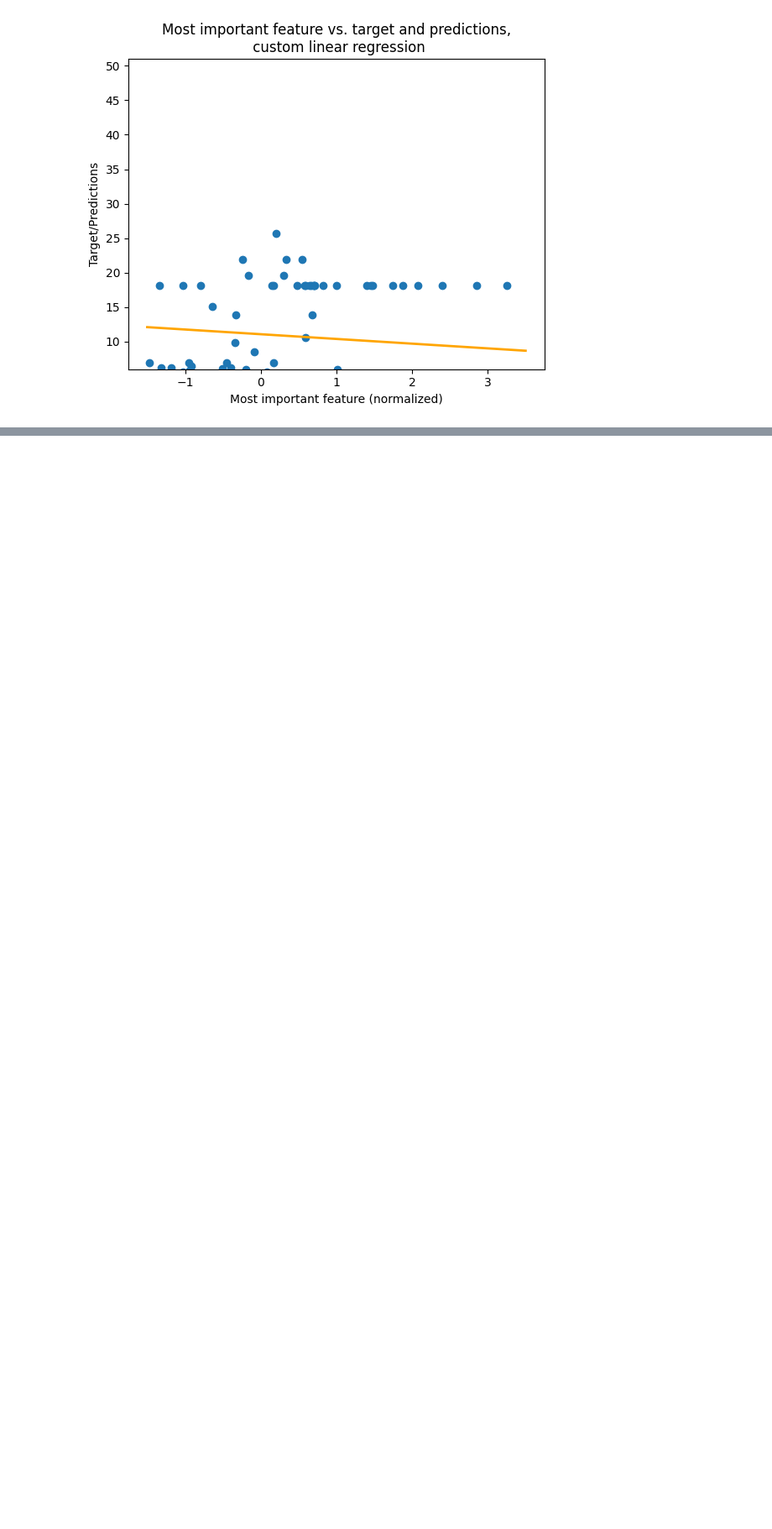
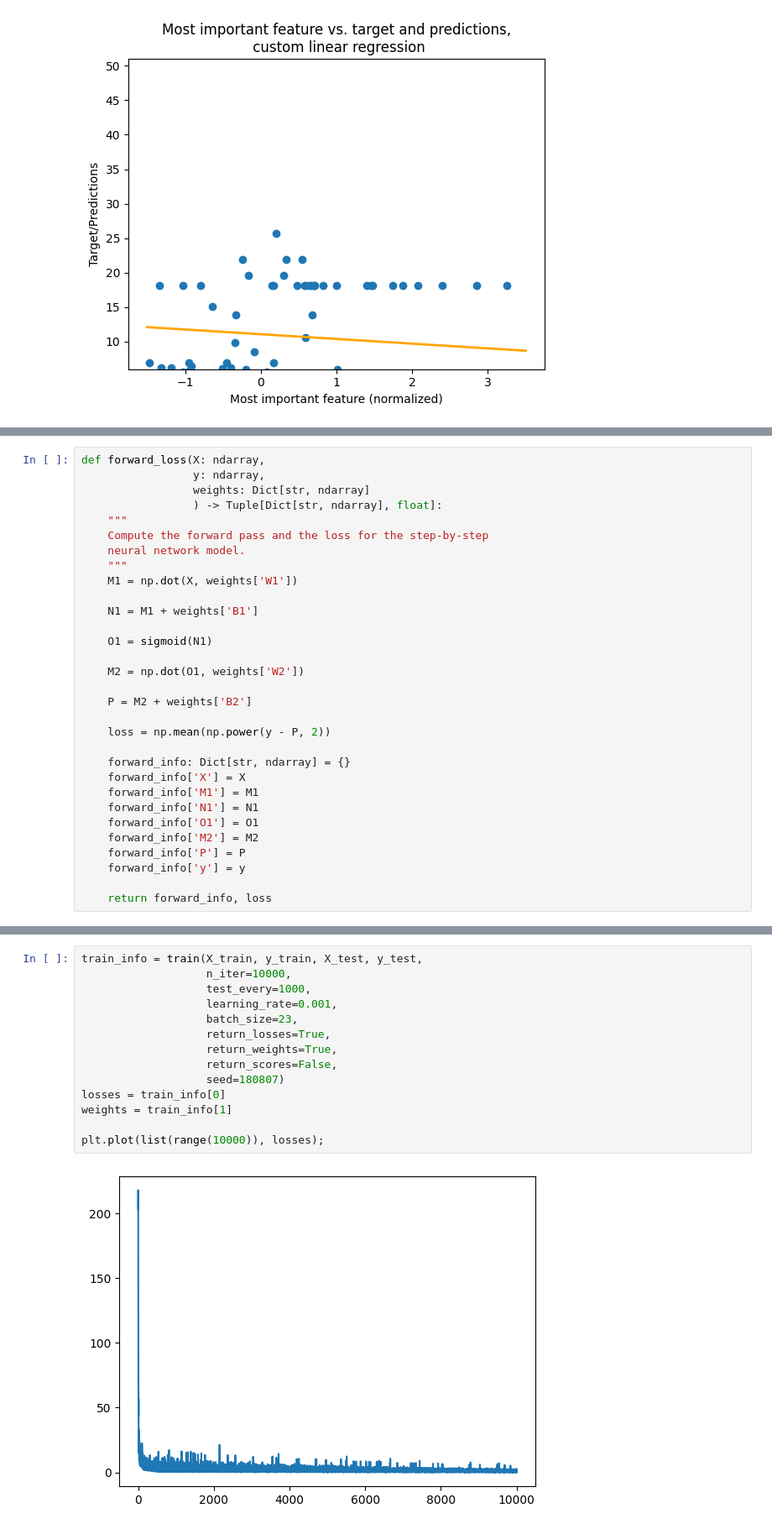
Before and after one commit to navono/keep_learning, a Jupyter notebook: ml/dl/00_neuralNet/00_from_scratch/02_Fundamentals.ipynb, the cells around one changed output, grey strips where cells are left out. Shown: that part at 84% size. Drawn from its saved outputs; the diff is of its cells as text; blank space fills up the shorter version.

```diff
--- a/ml/dl/00_neuralNet/00_from_scratch/02_Fundamentals.ipynb
+++ b/ml/dl/00_neuralNet/00_from_scratch/02_Fundamentals.ipynb
@@ -542,0 +645,31 @@ plt.title("Most important feature vs. target and predictions,\n custom linear re
+# %%
+def forward_loss(X: ndarray,
+                 y: ndarray,
+                 weights: Dict[str, ndarray]
+                 ) -> Tuple[Dict[str, ndarray], float]:
+    """
+    Compute the forward pass and the loss for the step-by-step
+    neural network model.
+    """
+    M1 = np.dot(X, weights['W1'])
+
+    N1 = M1 + weights['B1']
+
+    O1 = sigmoid(N1)
+
+    M2 = np.dot(O1, weights['W2'])
+
+    P = M2 + weights['B2']
+
+    loss = np.mean(np.power(y - P, 2))
+
+    forward_info: Dict[str, ndarray] = {}
+    forward_info['X'] = X
+    forward_info['M1'] = M1
+    forward_info['N1'] = N1
+    forward_info['O1'] = O1
+    forward_info['M2'] = M2
+    forward_info['P'] = P
+    forward_info['y'] = y
+
+    return forward_info, loss
@@ -542,0 +843,16 @@ plt.title("Most important feature vs. target and predictions,\n custom linear re
+# %%
+train_info = train(X_train, y_train, X_test, y_test,
+                   n_iter=10000,
+                   test_every=1000,
+                   learning_rate=0.001,
+                   batch_size=23,
+                   return_losses=True,
+                   return_weights=True,
+                   return_scores=False,
+                   seed=180807)
+losses = train_info[0]
+weights = train_info[1]
+
+plt.plot(list(range(10000)), losses);
+# %% [output]
+[figure, added]
```
Also changed, not shown: parts of 38 cells of this notebook, 5 other files.
